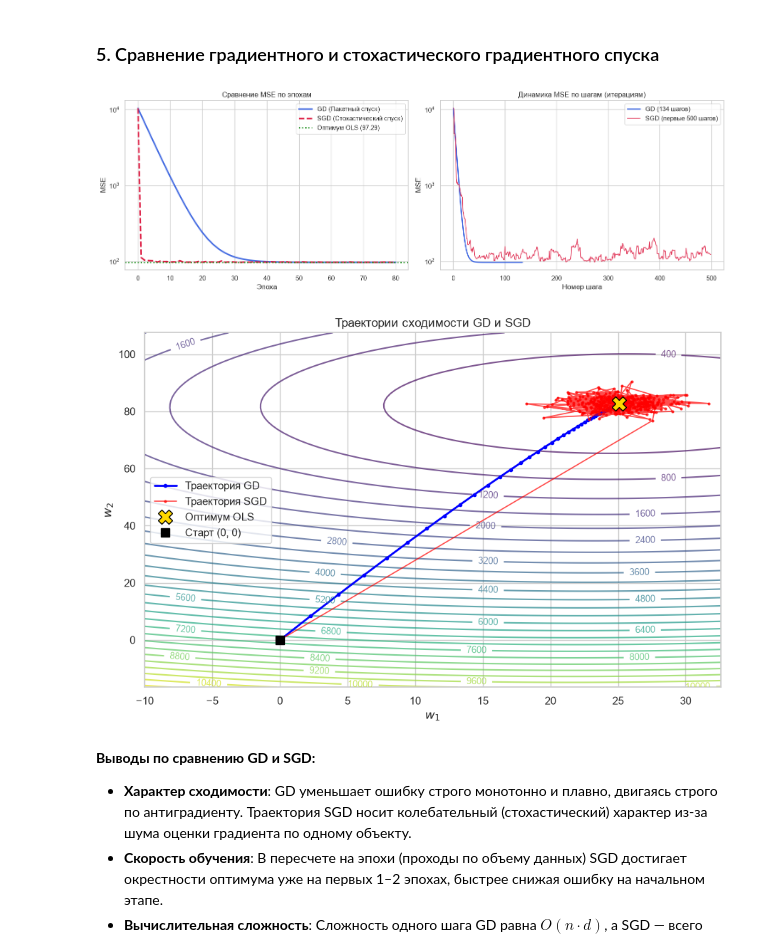
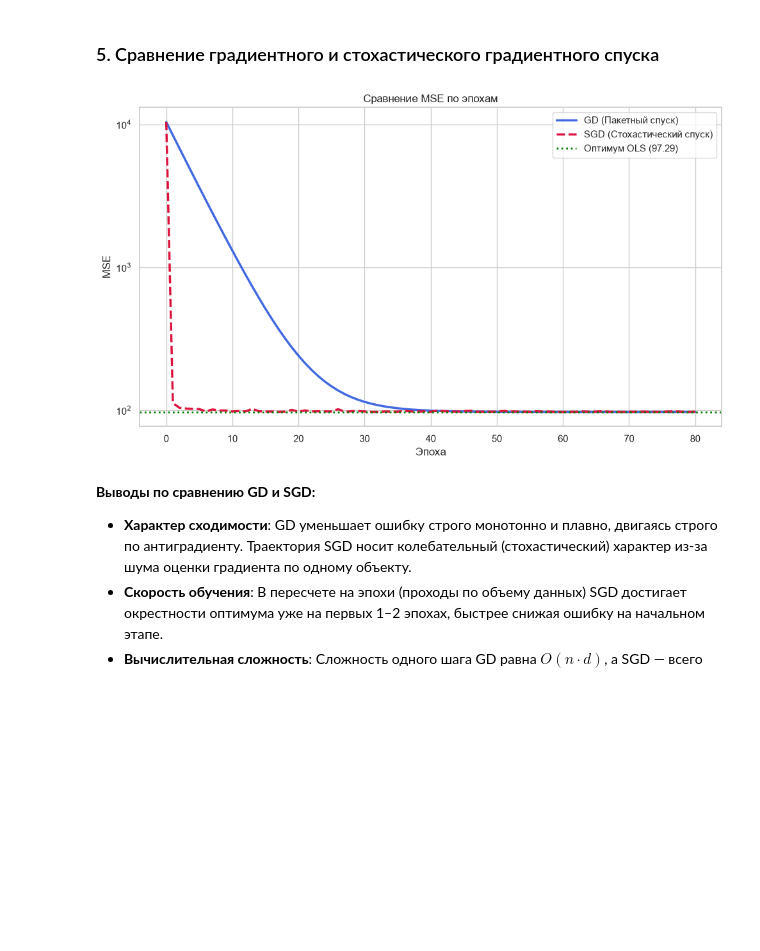
Before and after one commit to ppl0l/Machine-learning-methods, a Jupyter notebook: Lab3.ipynb, the cells around one changed output. Drawn from its saved outputs; the diff is of its cells as text; code cells hidden in the pictures; blank space fills up the shorter version.

```diff
--- a/Lab3.ipynb
+++ b/Lab3.ipynb
@@ -55,19 +55,13 @@ df_sample.head()
 | 3 | 0.517919 | 1.561829 | 1.127588 | 179.009877 |
 | 4 | 0.559325 | -1.117397 | 1.531260 | 15.420390 |
 # %%
-# Аналитическое решение МНК и проверка через sklearn
+# Эталон МНК для сверки
 w_ols = np.linalg.pinv(X_b.T @ X_b) @ X_b.T @ y
 
-sk_lr = LinearRegression(fit_intercept=False)
-sk_lr.fit(X_b, y)
-w_sklearn = sk_lr.coef_
-
+# Вспомогательная функция MSE
 def compute_mse(X, y, w):
     return np.mean((X @ w - y) ** 2)
 
 mse_ols = compute_mse(X_b, y, w_ols)
-
-print("Веса МНК (Normal Equation):", np.round(w_ols, 4))
-print("Веса sklearn LinearRegression: ", np.round(w_sklearn, 4))
-print(f"Минимальная MSE: {mse_ols:.4f}")
+print(f"Веса МНК: {np.round(w_ols, 4)}, минимальная MSE: {mse_ols:.4f}")
 # %% [output]
@@ -221,90 +213,50 @@ SGD выполнил 15000 шагов.
 # %% [markdown]
 ### 5. Сравнение градиентного и стохастического градиентного спуска
 # %%
-# Обучение GD и SGD по эпохам для честного сравнения объема вычислений
+# 5. Сравнение GD и SGD по эпохам (честное сравнение объема вычислений)
 n_epochs = 80
 n, d = X_b.shape
 
 # GD по эпохам (1 шаг на эпоху)
 w_gd_epoch = np.zeros(d)
 losses_gd_epoch = [compute_mse(X_b, y, w_gd_epoch)]
 lr_gd_epoch = 0.05
 
 for epoch in range(1, n_epochs + 1):
     grad = (2.0 / n) * X_b.T @ (X_b @ w_gd_epoch - y)
     w_gd_epoch = w_gd_epoch - lr_gd_epoch * grad
     losses_gd_epoch.append(compute_mse(X_b, y, w_gd_epoch))
 
 # SGD по эпохам (n шагов на эпоху)
 np.random.seed(RANDOM_SEED)
 w_sgd_epoch = np.zeros(d)
 losses_sgd_epoch = [compute_mse(X_b, y, w_sgd_epoch)]
 lr_sgd_epoch = 0.02
 
 for epoch in range(1, n_epochs + 1):
     for step in range(n):
         idx = np.random.randint(0, n)
         grad_i = 2.0 * (X_b[idx] @ w_sgd_epoch - y[idx]) * X_b[idx]
+        # Убывающий шаг для стабильности SGD
         current_lr = lr_sgd_epoch / (1.0 + 0.0005 * (epoch * n + step))
         w_sgd_epoch = w_sgd_epoch - current_lr * grad_i
     losses_sgd_epoch.append(compute_mse(X_b, y, w_sgd_epoch))
 
-# 1. График сравнения MSE по эпохам и шагам
-fig, axes = plt.subplots(1, 2, figsize=(15, 5))
+plt.figure(figsize=(10, 6))
 
-axes[0].plot(range(n_epochs + 1), losses_gd_epoch, label='GD (Пакетный спуск)', color='royalblue', lw=2.5)
-axes[0].plot(range(n_epochs + 1), losses_sgd_epoch, label='SGD (Стохастический спуск)', color='crimson', lw=2.5, ls='--')
-axes[0].axhline(y=mse_ols, color='green', linestyle=':', label=f'Оптимум OLS ({mse_ols:.2f})', lw=2)
-axes[0].set_title('Сравнение MSE по эпохам')
-axes[0].set_xlabel('Эпоха')
-axes[0].set_ylabel('MSE')
-axes[0].set_yscale('log')
-axes[0].legend()
+plt.plot(range(n_epochs + 1), losses_gd_epoch, label='GD (Пакетный спуск)', color='royalblue', lw=2.5)
+plt.plot(range(n_epochs + 1), losses_sgd_epoch, label='SGD (Стохастический спуск)', color='crimson', lw=2.5, ls='--')
+plt.axhline(y=mse_ols, color='green', linestyle=':', label=f'Оптимум OLS ({mse_ols:.2f})', lw=2)
 
-len_gd_steps = len(loss_hist_gd)
-sgd_steps_show = min(len(loss_hist_sgd), 500)
-axes[1].plot(np.arange(len_gd_steps), loss_hist_gd, label=f'GD ({len_gd_steps-1} шагов)', color='royalblue', lw=2)
-axes[1].plot(np.arange(sgd_steps_show), loss_hist_sgd[:sgd_steps_show], label=f'SGD (первые {sgd_steps_show} шагов)', color='crimson', lw=1.2, alpha=0.85)
-axes[1].set_title('Динамика MSE по шагам (итерациям)')
-axes[1].set_xlabel('Номер шага')
-axes[1].set_ylabel('MSE')
-axes[1].set_yscale('log')
-axes[1].legend()
-
+plt.title('Сравнение MSE по эпохам')
+plt.xlabel('Эпоха')
+plt.ylabel('MSE')
+plt.yscale('log')
+plt.legend()
 plt.tight_layout()
 plt.show()
-
-# 2. Траектории в пространстве весов (w1, w2)
-fig, ax = plt.subplots(figsize=(9, 6))
-
-w1_grid = np.linspace(min(w_ols[1] * -0.2, -10), w_ols[1] * 1.3, 100)
-w2_grid = np.linspace(min(w_ols[2] * -0.2, -10), w_ols[2] * 1.3, 100)
-W1, W2 = np.meshgrid(w1_grid, w2_grid)
-Z = np.zeros_like(W1)
-
-fixed_w0, fixed_w3 = w_ols[0], w_ols[3]
-for r in range(W1.shape[0]):
-    for c in range(W1.shape[1]):
-        w_temp = np.array([fixed_w0, W1[r, c], W2[r, c], fixed_w3])
-        Z[r, c] = compute_mse(X_b, y, w_temp)
-
-cs = ax.contour(W1, W2, Z, levels=30, cmap='viridis', alpha=0.7)
-ax.clabel(cs, inline=1, fontsize=9)
-
-ax.plot(w_hist_gd[:, 1], w_hist_gd[:, 2], 'o-', color='blue', lw=2, ms=3, label='Траектория GD')
-ax.plot(w_hist_sgd[::30, 1], w_hist_sgd[::30, 2], '.-', color='red', lw=1.2, ms=4, alpha=0.7, label='Траектория SGD')
-ax.plot(w_ols[1], w_ols[2], 'X', color='gold', ms=14, markeredgecolor='black', label='Оптимум OLS')
-ax.plot(0, 0, 's', color='black', ms=8, label='Старт (0, 0)')
-
-ax.set_title('Траектории сходимости GD и SGD')
-ax.set_xlabel('$w_1$')
-ax.set_ylabel('$w_2$')
-ax.legend()
-plt.tight_layout()
-plt.show()
 # %% [output]
-[figure, old version]
+[figure, new version]
-[figure, removed]
 # %% [markdown]
 **Выводы по сравнению GD и SGD:**
 - **Характер сходимости**: GD уменьшает ошибку строго монотонно и плавно, двигаясь строго по антиградиенту. Траектория SGD носит колебательный (стохастический) характер из-за шума оценки градиента по одному объекту.
```
Also changed, not shown: parts of 3 cells of this notebook, 7 other files.
